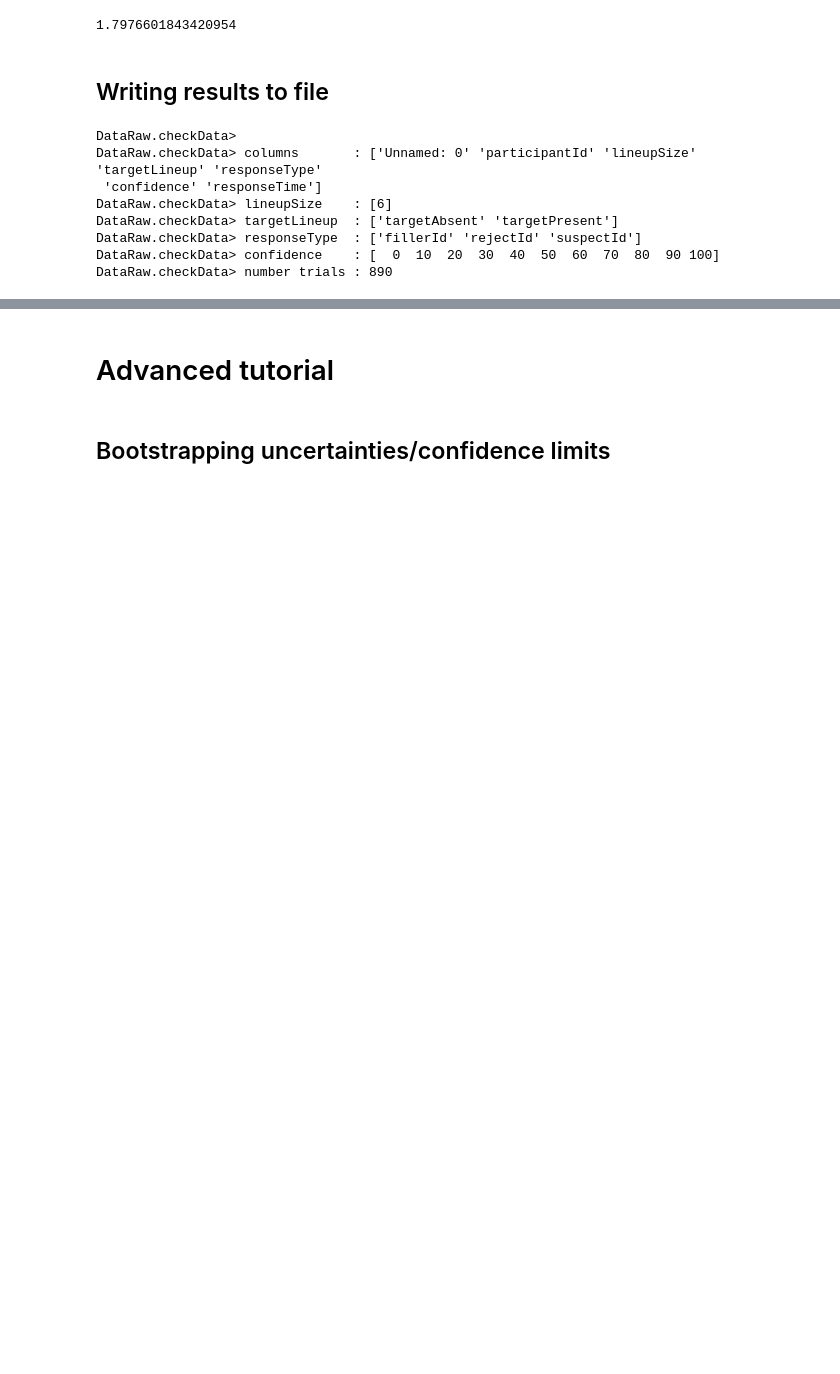
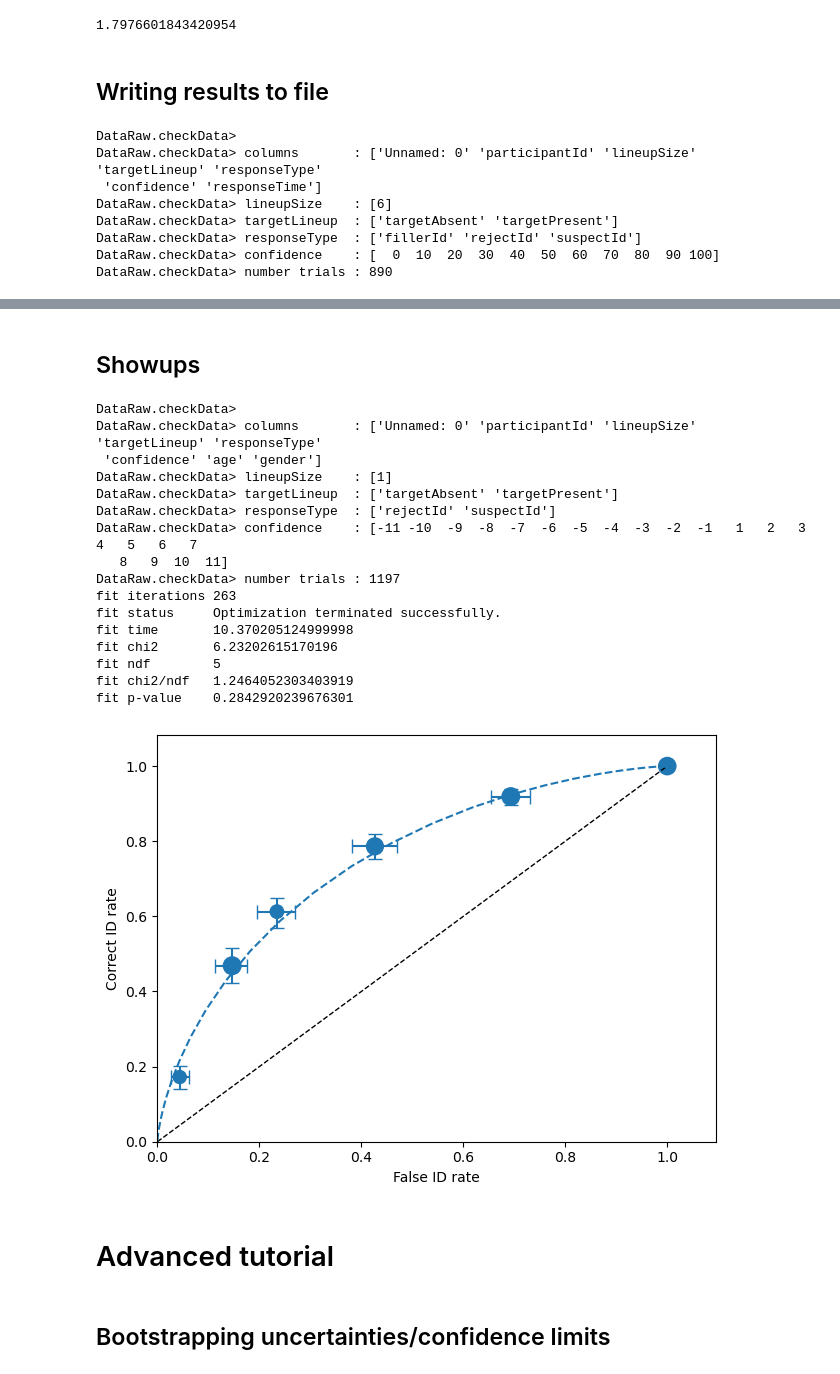
Before and after one commit to lmickes/pyWitness, a Jupyter notebook: data/tutorial/manual.ipynb, the cells around one changed output, grey strips where cells are left out. Cells and saved outputs as stored; diff of their text form; code cells hidden in the pictures; blank space fills up the shorter version.

```diff
--- a/data/tutorial/manual.ipynb
+++ b/data/tutorial/manual.ipynb
@@ -599,3 +632,38 @@ DataRaw.checkData> number trials : 890
+# %% [markdown]
+## Showups
+# %%
+import pyWitness
+dr = pyWitness.DataRaw("./test3.csv")
+dr.collapseContinuousData(column="confidence", bins=[-12, -9.5, -7.5, 0, 7.5, 9.5, 12.5], labels=[1, 2, 3, 4, 5, 6])
+
+dp = dr.process()
+dp.calculateConfidenceBootstrap(nBootstraps=200)
+
+mf = pyWitness.ModelFitIndependentObservation(dp, debug=False)
+mf.setParameterEstimates()
+mf.setEqualVariance()
+mf.fit()
+
+dp.plotROC()
+mf.plotROC()
+# %% [output]
+DataRaw.checkData>
+DataRaw.checkData> columns       : ['Unnamed: 0' 'participantId' 'lineupSize' 'targetLineup' 'responseType'
+ 'confidence' 'age' 'gender']
+DataRaw.checkData> lineupSize    : [1]
+DataRaw.checkData> targetLineup  : ['targetAbsent' 'targetPresent']
+DataRaw.checkData> responseType  : ['rejectId' 'suspectId']
+DataRaw.checkData> confidence    : [-11 -10  -9  -8  -7  -6  -5  -4  -3  -2  -1   1   2   3   4   5   6   7
+   8   9  10  11]
+DataRaw.checkData> number trials : 1197
+fit iterations 263
+fit status     Optimization terminated successfully.
+fit time       10.370205124999998
+fit chi2       6.23202615170196
+fit ndf        5
+fit chi2/ndf   1.2464052303403919
+fit p-value    0.2842920239676301
+[figure, added]
 # %% [markdown]
 # Advanced tutorial
 # %% [markdown]
```
Also changed, not shown: parts of 13 cells of this notebook.
